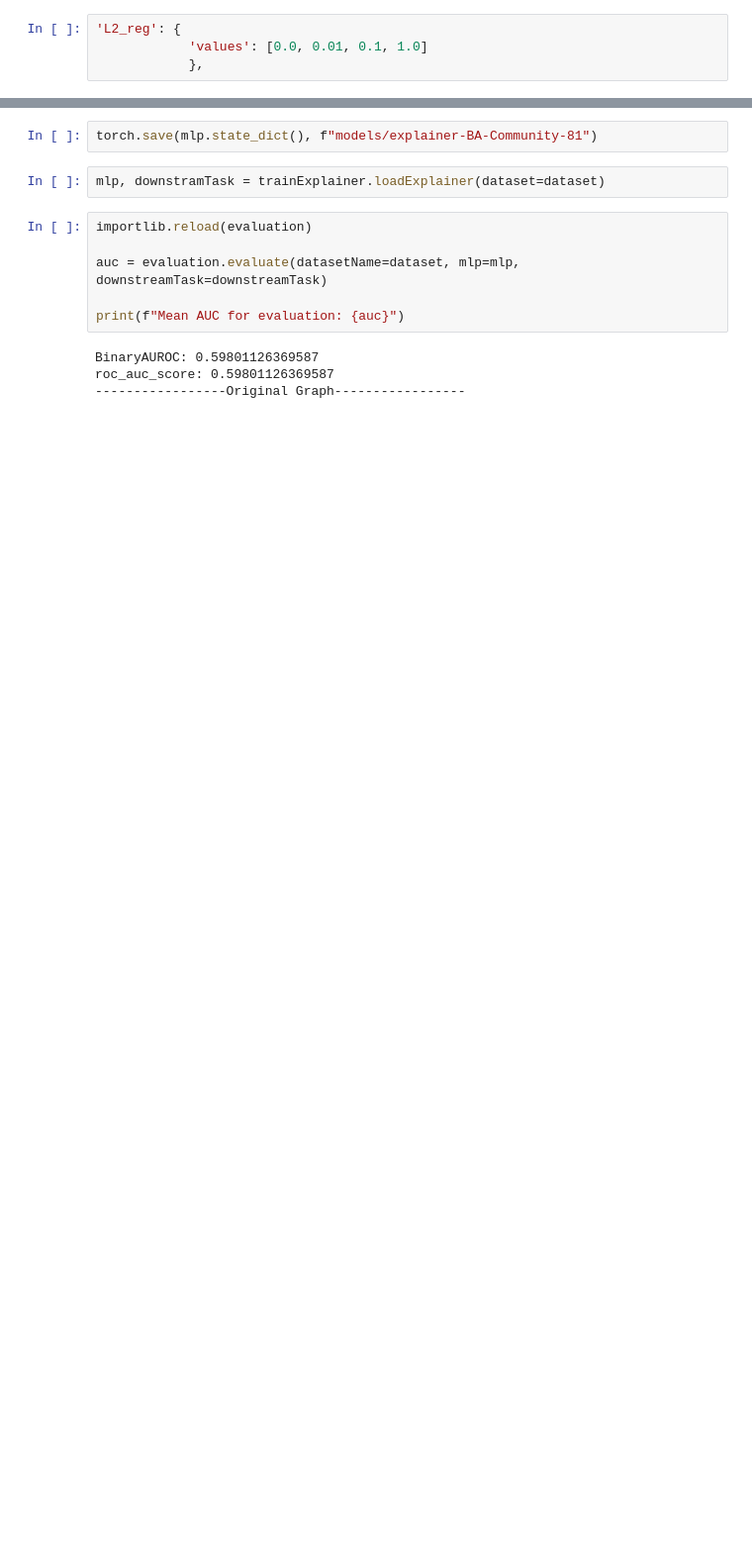
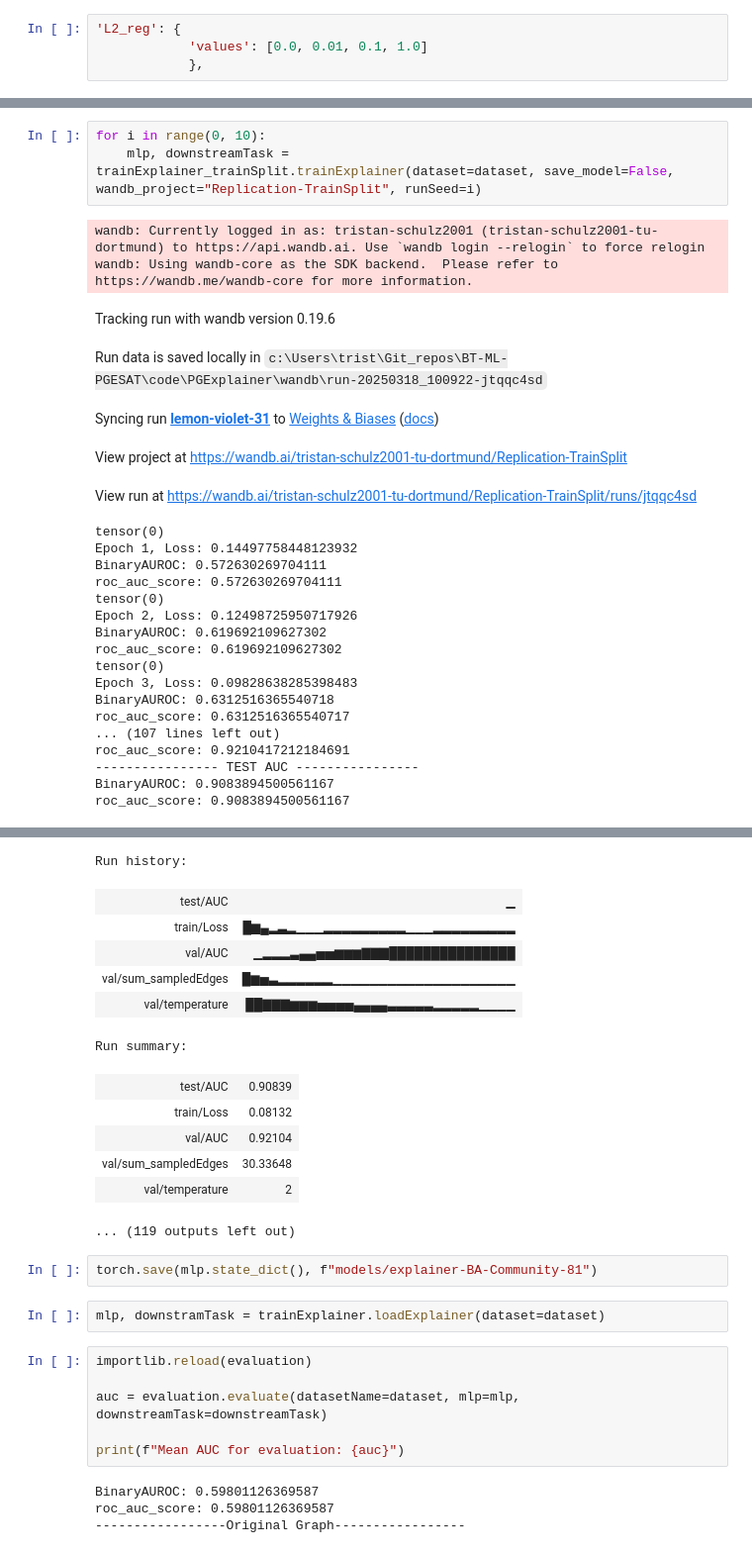
Before and after one commit to TrstnSch/BT-ML-PGESAT, a Jupyter notebook: code/PGExplainer/test.ipynb, the cells around one changed output, grey strips where cells are left out. Shown at 99% size. Drawn from its saved outputs; the diff is of its cells as text; blank space fills up the shorter version.

```diff
--- a/code/PGExplainer/test.ipynb
+++ b/code/PGExplainer/test.ipynb
@@ -62,0 +139,28 @@ KeyboardInterrupt:
+# %%
+for i in range(0, 10):
+    mlp, downstreamTask = trainExplainer_trainSplit.trainExplainer(dataset=dataset, save_model=False, wandb_project="Replication-TrainSplit", runSeed=i)
+# %% [output]
+wandb: Currently logged in as: tristan-schulz2001 (tristan-schulz2001-tu-dortmund) to https://api.wandb.ai. Use `wandb login --relogin` to force relogin
+wandb: Using wandb-core as the SDK backend.  Please refer to https://wandb.me/wandb-core for more information.
+Tracking run with wandb version 0.19.6
+Run data is saved locally in c:\Users\trist\Git_repos\BT-ML-PGESAT\code\PGExplainer\wandb\run-20250318_100922-jtqqc4sd
+Syncing run lemon-violet-31 to Weights & Biases (docs)
+View project at https://wandb.ai/tristan-schulz2001-tu-dortmund/Replication-TrainSplit
+View run at https://wandb.ai/tristan-schulz2001-tu-dortmund/Replication-TrainSplit/runs/jtqqc4sd
+tensor(0)
+Epoch 1, Loss: 0.14497758448123932
+BinaryAUROC: 0.572630269704111
+roc_auc_score: 0.572630269704111
+tensor(0)
+Epoch 2, Loss: 0.12498725950717926
+BinaryAUROC: 0.619692109627302
+roc_auc_score: 0.619692109627302
+tensor(0)
+Epoch 3, Loss: 0.09828638285398483
+BinaryAUROC: 0.6312516365540718
+roc_auc_score: 0.6312516365540717
+... (107 lines left out)
+roc_auc_score: 0.9210417212184691
+---------------- TEST AUC ----------------
+BinaryAUROC: 0.9083894500561167
+roc_auc_score: 0.9083894500561167
@@ -63,3 +168,16 @@ KeyboardInterrupt:
+Run history:
+| test/AUC | ▁ |
+| train/Loss | █▆▄▂▃▂▁▁▁▂▂▂▂▂▂▂▂▂▁▁▁▂▂▂▂▂▂▂▂▂ |
+| val/AUC | ▁▂▂▂▃▄▄▅▅▆▆▆▇▇▇███████████████ |
+| val/sum_sampledEdges | █▆▅▃▂▂▂▂▂▂▁▁▁▁▁▁▁▁▁▁▁▁▁▁▁▁▁▁▁▁ |
+| val/temperature | ██▇▇▇▆▆▆▅▅▅▅▄▄▄▄▃▃▃▃▃▂▂▂▂▂▁▁▁▁ |
+Run summary:
+| test/AUC | 0.90839 |
+| train/Loss | 0.08132 |
+| val/AUC | 0.92104 |
+| val/sum_sampledEdges | 30.33648 |
+| val/temperature | 2 |
+... (119 outputs left out)
 # %%
 torch.save(mlp.state_dict(), f"models/explainer-BA-Community-81")
 # %%
```
Also changed, not shown: parts of 8 cells of this notebook, 10 other files.
